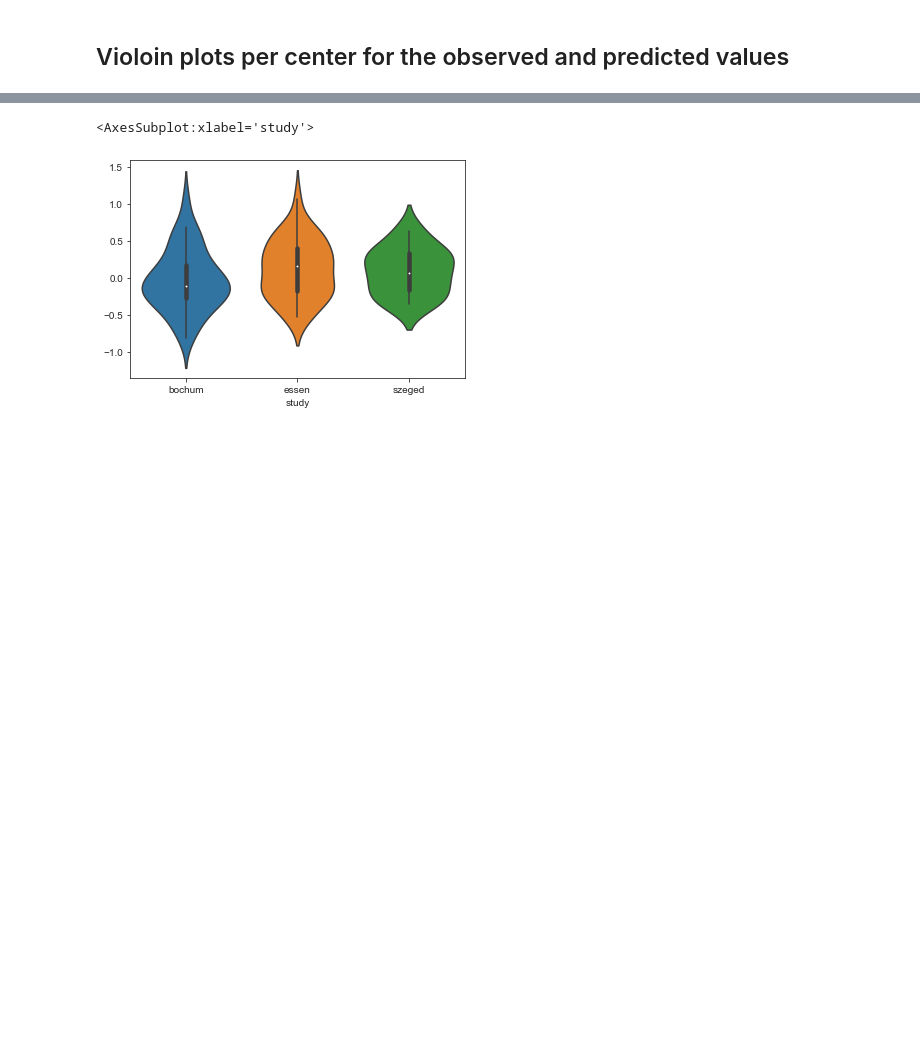
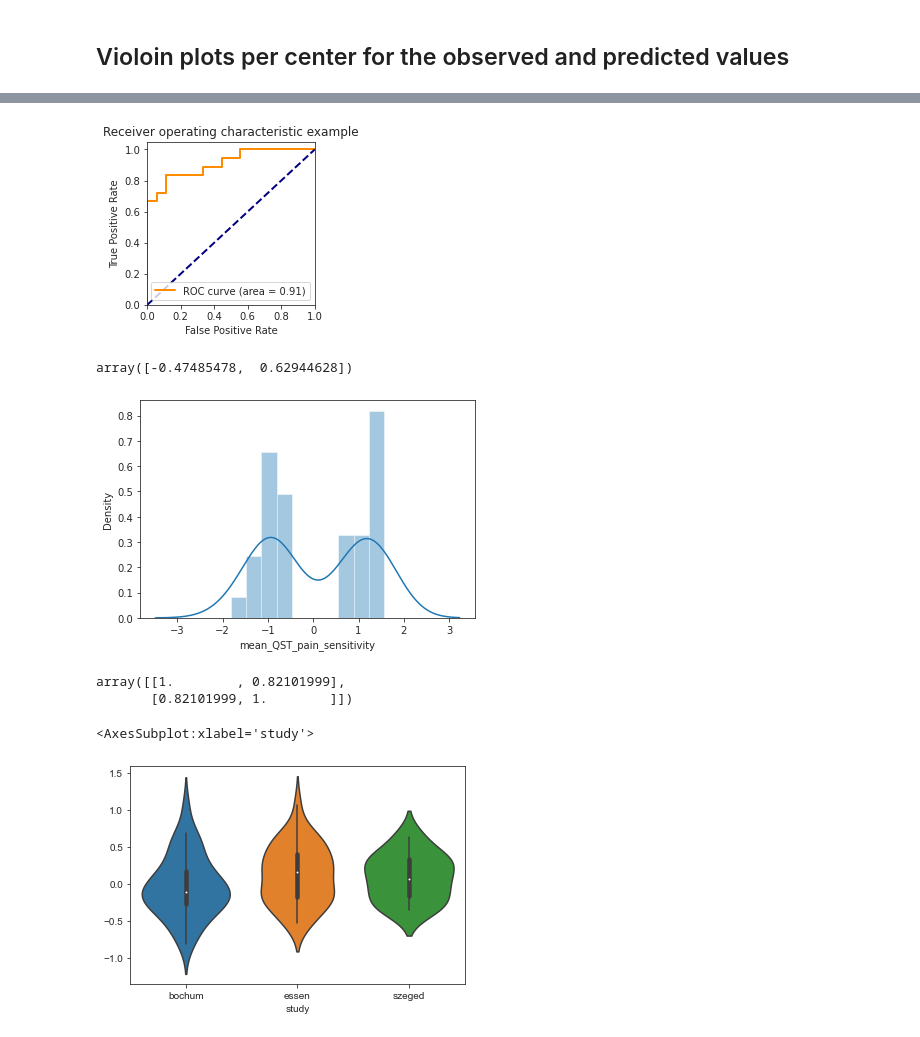
Before and after one commit to spisakt/RPN-signature, a Jupyter notebook: notebooks/3_compare_predictions.ipynb, the cells around one changed output, grey strips where cells are left out. Saved outputs shown, nothing was run; the diff lists cells and outputs as text; code cells hidden in the pictures; blank space fills up the shorter version.

```diff
--- a/notebooks/3_compare_predictions.ipynb
+++ b/notebooks/3_compare_predictions.ipynb
@@ -165,3 +202,47 @@ Expl. Var. =0.382
+# %%
+# Compute ROC curve and ROC area for each class
+fpr = dict()
+tpr = dict()
+roc_auc = dict()
+
+quants = np.quantile(y, (0.20, 0.80))
+
+y_lohi = y[np.logical_or(y<quants[0],  y>quants[1])]
+pred_lohi = predictions['multi-center'][np.logical_or(y<quants[0],  y>quants[1])]
+
+fpr, tpr, _ = roc_curve(y_lohi>np.median(y), pred_lohi)
+roc_auc = auc(fpr, tpr)
+
+plt.figure(figsize=(3,3))
+lw = 2
+plt.plot(
+    fpr,
+    tpr,
+    color="darkorange",
+    lw=lw,
+    label="ROC curve (area = %0.2f)" % roc_auc,
+)
+plt.plot([0, 1], [0, 1], color="navy", lw=lw, linestyle="--")
+plt.xlim([0.0, 1.0])
+plt.ylim([0.0, 1.05])
+plt.xlabel("False Positive Rate")
+plt.ylabel("True Positive Rate")
+plt.title("Receiver operating characteristic example")
+plt.legend(loc="lower right")
+plt.savefig('../res/multi-center/roc_20-80.pdf')
+plt.show()
+
+sns.distplot(y_lohi, bins=10)
+quants
+# %% [output]
+[figure, added]
+array([-0.47485478,  0.62944628])
+[figure, added]
+# %%
+np.corrcoef(df.mean_QST_pain_sensitivity[~np.isnan(df.mean_QST_pain_sensitivityd2)], df.mean_QST_pain_sensitivityd2[~np.isnan(df.mean_QST_pain_sensitivityd2)])
+# %% [output]
+array([[1.        , 0.82101999],
+       [0.82101999, 1.        ]])
 # %%
 sns.violinplot(data=df, x='study', y=predictions['single-center'])
 # %% [output]
```
Also changed, not shown: parts of 5 cells of this notebook, 14 other files.
